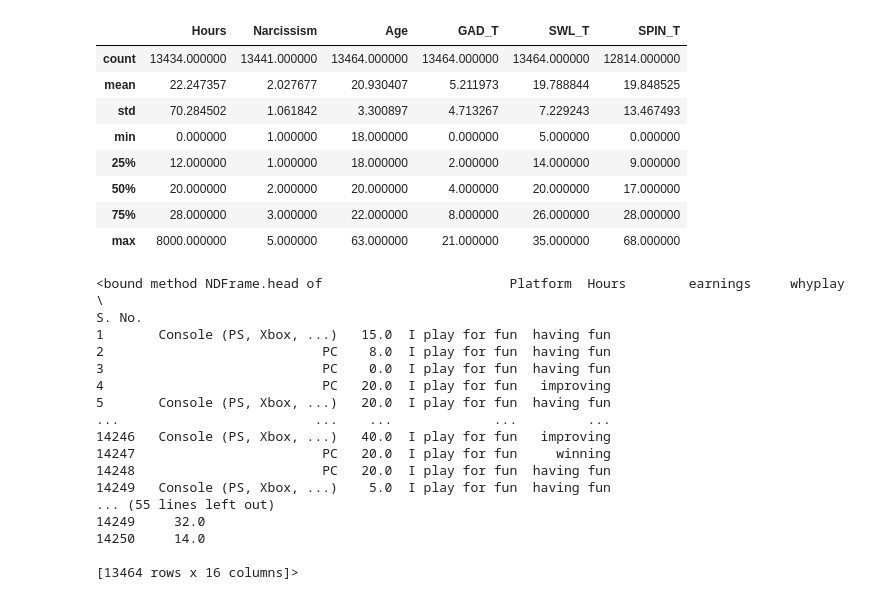
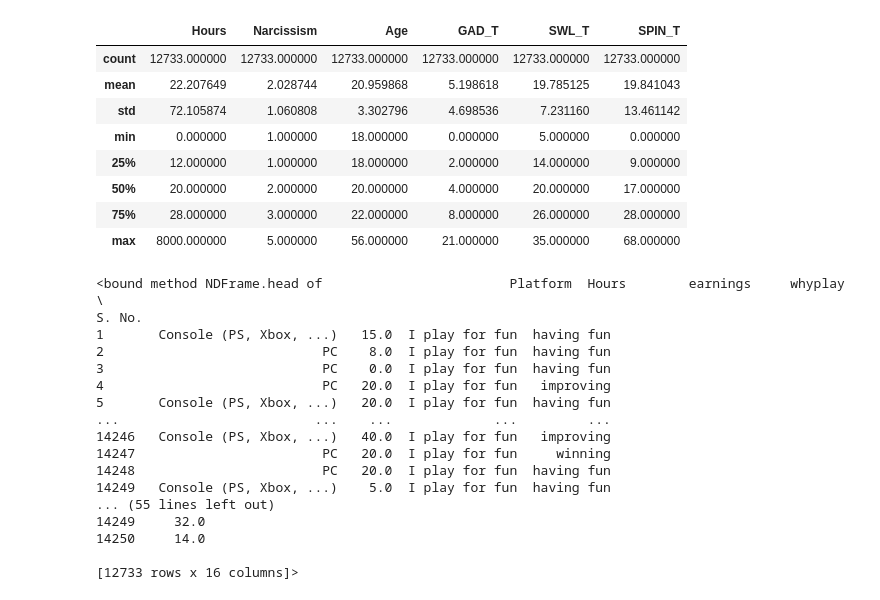
Before and after one commit to thesua7/CSE-499, a Jupyter notebook: SWL.ipynb, the cells around one changed output. Saved outputs shown, nothing was run; the diff lists cells and outputs as text; code cells hidden in the pictures.

```diff
--- a/SWL.ipynb
+++ b/SWL.ipynb
@@ -4,7 +4,7 @@ import matplotlib.pyplot as mplt
 import seaborn as sns
 import numpy as np
 # %%
-data=pd.read_csv(r'C:/Users/thesu/OneDrive/Documents/gamingstudy_data.csv',encoding = "ISO-8859-1", index_col='S. No.')
+data=pd.read_csv('./data.csv',encoding = "ISO-8859-1", index_col='S. No.')
 # %%
 df = pd.DataFrame(data)
 # %%
@@ -46,17 +17,17 @@ df_sample
 # %%
-df_sample.describe()
+df.describe()
 # %% [output]
 |  | Hours | Narcissism | Age | GAD_T | SWL_T | SPIN_T |
-| count | 13434.000000 | 13441.000000 | 13464.000000 | 13464.000000 | 13464.000000 | 12814.000000 |
-| mean | 22.247357 | 2.027677 | 20.930407 | 5.211973 | 19.788844 | 19.848525 |
-| std | 70.284502 | 1.061842 | 3.300897 | 4.713267 | 7.229243 | 13.467493 |
+| count | 12733.000000 | 12733.000000 | 12733.000000 | 12733.000000 | 12733.000000 | 12733.000000 |
+| mean | 22.207649 | 2.028744 | 20.959868 | 5.198618 | 19.785125 | 19.841043 |
+| std | 72.105874 | 1.060808 | 3.302796 | 4.698536 | 7.231160 | 13.461142 |
 | min | 0.000000 | 1.000000 | 18.000000 | 0.000000 | 5.000000 | 0.000000 |
 | 25% | 12.000000 | 1.000000 | 18.000000 | 2.000000 | 14.000000 | 9.000000 |
 | 50% | 20.000000 | 2.000000 | 20.000000 | 4.000000 | 20.000000 | 17.000000 |
 | 75% | 28.000000 | 3.000000 | 22.000000 | 8.000000 | 26.000000 | 28.000000 |
-| max | 8000.000000 | 5.000000 | 63.000000 | 21.000000 | 35.000000 | 68.000000 |
+| max | 8000.000000 | 5.000000 | 56.000000 | 21.000000 | 35.000000 | 68.000000 |
 # %%
-df_sample.head
+df.head
 # %% [output]
 <bound method NDFrame.head of                        Platform  Hours        earnings     whyplay  \
 S. No.
@@ -74,5 +45,5 @@ S. No.
 14249     32.0
 14250     14.0
 
-[13464 rows x 16 columns]>
+[12733 rows x 16 columns]>
 # %%
```
Also changed, not shown: parts of 52 cells of this notebook.
